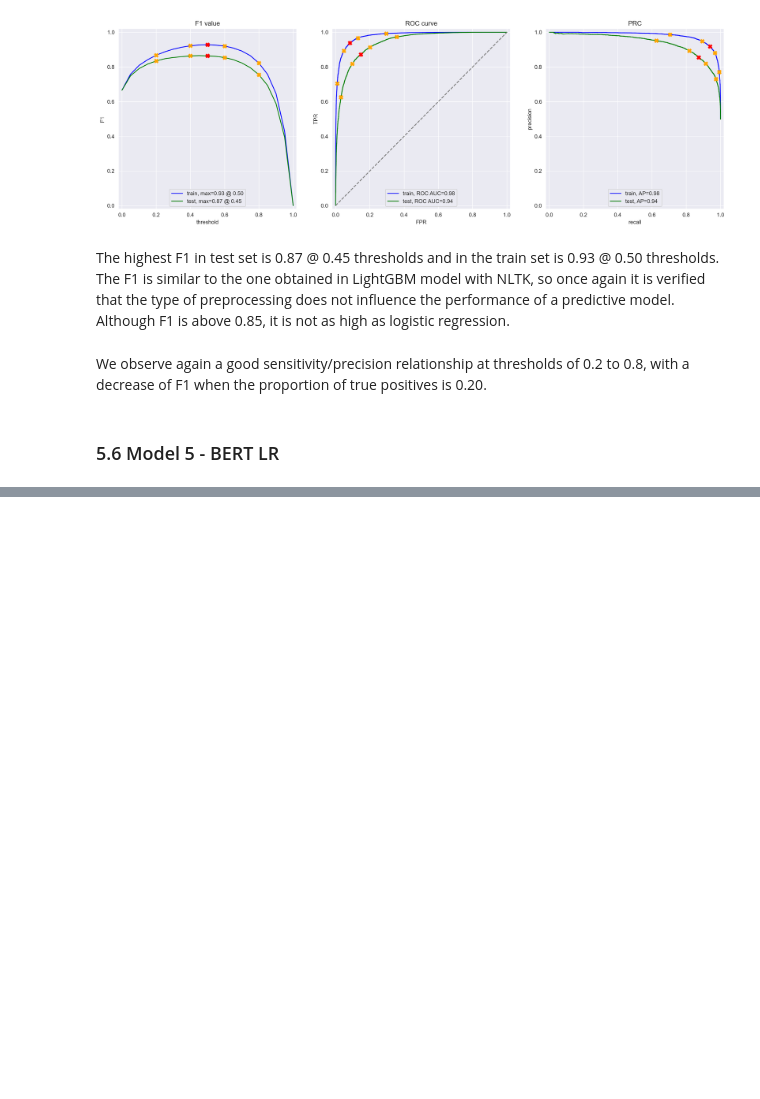
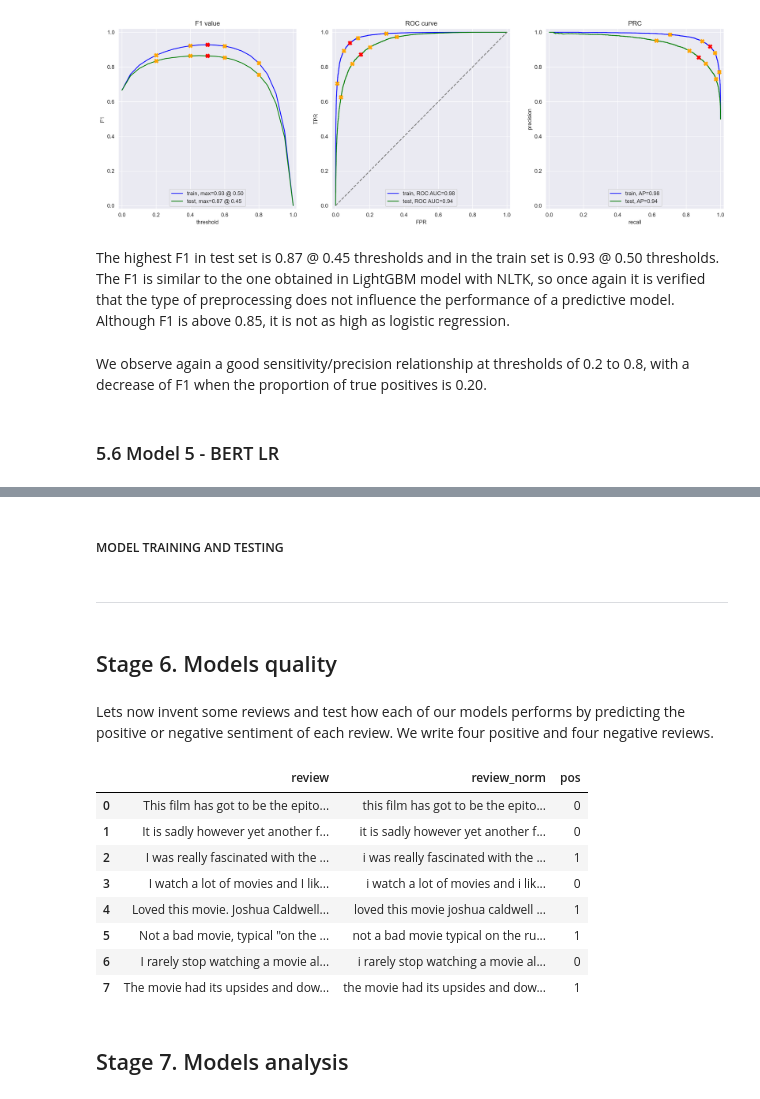
Before and after one commit to Vincent-Ambrose/Movies, a Jupyter notebook: movies.ipynb, the cells around one changed output, grey strips where cells are left out. Cells and saved outputs as stored; diff of their text form; code cells hidden in the pictures; blank space fills up the shorter version.

```diff
--- a/movies.ipynb
+++ b/movies.ipynb
@@ -927,0 +1090,2 @@ We observe again a good sensitivity/precision relationship at thresholds of 0.2
+# %% [markdown]
+##### MODEL TRAINING AND TESTING
@@ -927,0 +1105,36 @@ We observe again a good sensitivity/precision relationship at thresholds of 0.2
+# %% [markdown]
+__________
+# %% [markdown]
+## Stage 6. Models quality <a id='6'></a>
+# %% [markdown]
+Lets now invent some reviews and test how each of our models performs by predicting the positive or negative sentiment of each review. We write four positive and four negative reviews.
+# %%
+# reviews list
+my_reviews = pd.DataFrame([
+    'This film has got to be the epitome of terrible writing and should be a classroom example of "what not to do" when writing a screenplay.',
+    'It is sadly however yet another film seen recently that to me was incredibly disappointing.',
+    'I was really fascinated with the movie',
+    'I watch a lot of movies and I like to give them all a chance just in case there is something interesting or exciting. Unfortunately this movie has none of these features.',
+    'Loved this movie. Joshua Caldwell actually takes the time for the audience to get to know and understand the characters.',
+    'Not a bad movie, typical "on the run ex-agent" movie with a reasonable storyline.',
+    'I rarely stop watching a movie although how crappy it is. Well for this one I made an exception since its beyond boring.',
+    'The movie had its upsides and downsides, but I feel like overall it\'s a decent flick. I could see myself going to see it again.'
+], columns=['review'])
+
+# normalizing the list of reviews with our 'clear_text' function
+my_reviews['review_norm'] = my_reviews['review'].apply(clear_text)
+my_reviews['pos'] = [0, 0, 1, 0, 1, 1, 0, 1]
+
+my_reviews
+# %% [output]
+|  | review | review_norm | pos |
+| 0 | This film has got to be the epito... | this film has got to be the epito... | 0 |
+| 1 | It is sadly however yet another f... | it is sadly however yet another f... | 0 |
+| 2 | I was really fascinated with the ... | i was really fascinated with the ... | 1 |
+| 3 | I watch a lot of movies and I lik... | i watch a lot of movies and i lik... | 0 |
+| 4 | Loved this movie. Joshua Caldwell... | loved this movie joshua caldwell ... | 1 |
+| 5 | Not a bad movie, typical "on the ... | not a bad movie typical on the ru... | 1 |
+| 6 | I rarely stop watching a movie al... | i rarely stop watching a movie al... | 0 |
+| 7 | The movie had its upsides and dow... | the movie had its upsides and dow... | 1 |
+# %% [markdown]
+## Stage 7. Models analysis <a id='6'></a>
```
Also changed, not shown: parts of 22 cells of this notebook.
